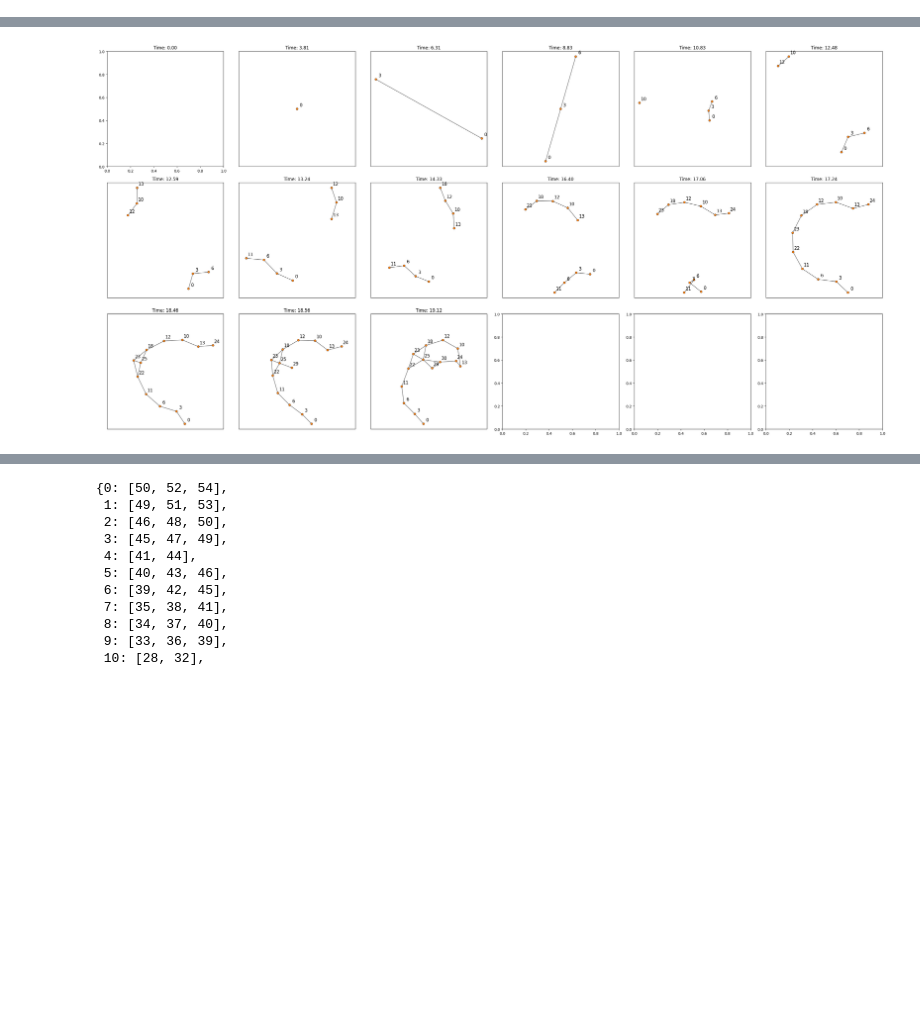
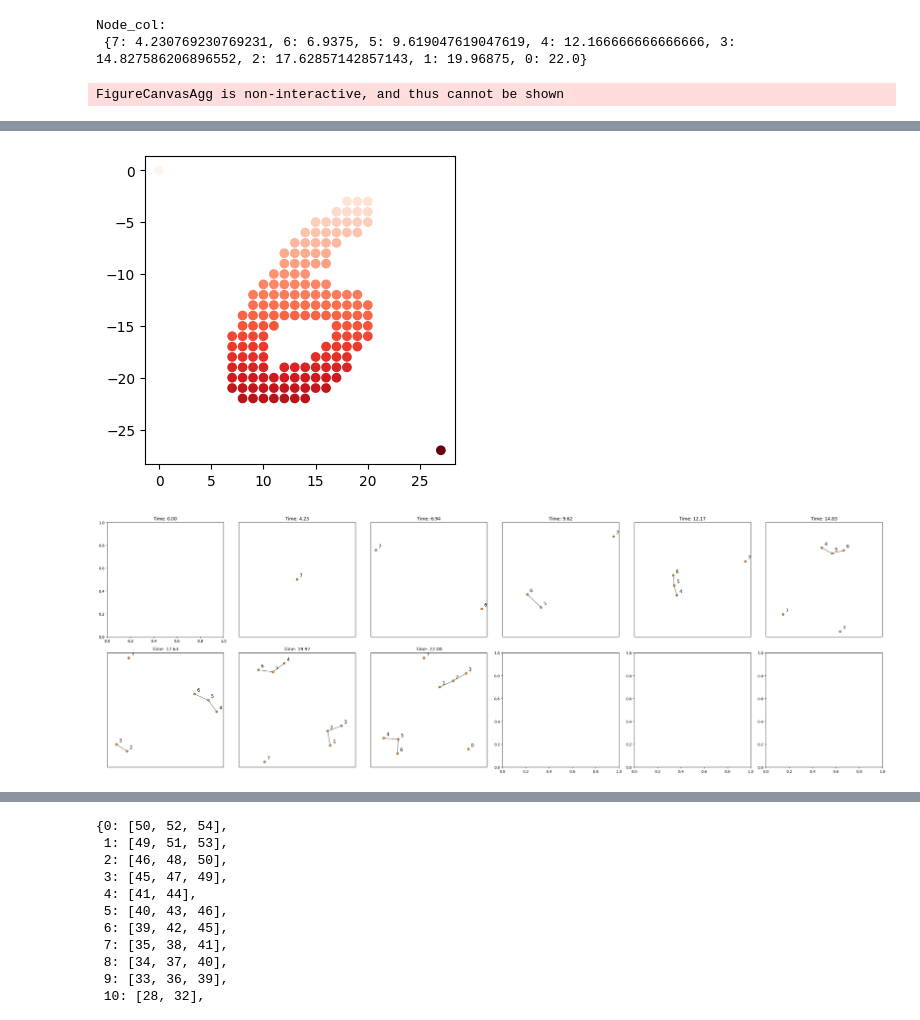
Before and after one commit to siroj99/Master_thesis, a Jupyter notebook: code/MNIST_examples.ipynb, the cells around one changed output, grey strips where cells are left out. Drawn from its saved outputs; the diff is of its cells as text; code cells hidden in the pictures; blank space fills up the shorter version.

Commit message:
Added mnist landscape generation tools.

```diff
--- a/code/MNIST_examples.ipynb
+++ b/code/MNIST_examples.ipynb
@@ -152,7 +155,8 @@ def filtration_from_image_ballmapper(image = None, np_array = None, background_v
 # %%
 def filtration_from_image(image=None, np_array=None, background_value = None, use_y_as_color=False, use_new_filtration=False,
                           cover=CubicalCover(n_intervals=15, overlap_frac=0.3, algorithm="standard"),
-                          cluster_algorithm=DBSCAN(eps=5)):
+                          cluster_algorithm=DBSCAN(eps=5),
+                          mapper_1d = False):
     """
     Create a filtration from an image by removing the background and applying Mapper.
     The image should be a PIL Image object.
@@ -184,17 +188,22 @@ def filtration_from_image(image=None, np_array=None, background_value = None, us
         y = np.array([im_gray[X[i,0], X[i,1]] for i in range(X.shape[0])])
 
     fig, ax = plt.subplots(figsize=(4, 4))
-    ax.scatter(X[:,1], -X[:,0], c=y, cmap="Reds")
-    fig.show()
+    ax.scatter(X[:,1], -X[:,0])#, c=y, cmap="Reds")
+    # fig.show()
 
     # Create a Mapper cover and clustering
-    graph = MapperAlgorithm(cover, cluster_algorithm).fit_transform(X, X)
+    if mapper_1d:
+        graph = MapperAlgorithm(cover, cluster_algorithm).fit_transform(X, X[:,0])
+    else:
+        graph = MapperAlgorithm(cover, cluster_algorithm).fit_transform(X, X)
 
     # Remove nodes corresponding to corner points
-    for node in graph.nodes:
+    m = [" "]*len(y)
+    for node_i, node in enumerate(graph.nodes):
         if 0 in graph.nodes[node]["ids"] or 1 in graph.nodes[node]["ids"]:
             graph.remove_node(node)
 
+        ax.scatter(X[graph.nodes[node]["ids"], 1], -X[graph.nodes[node]["ids"], 0], marker=f"${node_i}$")
     # return graph
 
     fig, node_col = MapperPlot(graph, dim=3, seed=42, iterations=60, layout_engine="networkx").plot_plotly(colors=y, cmap="Reds")
@@ -249,0 +274,5 @@ plt.imshow(X[id_image], cmap="gray")
+# %%
+from PIL import Image
+id_image = 30
+# Image.fromarray((255-X[id_image]).astype(np.uint8)).convert("L")#.save("../figures/mnist_4.png")
+plt.imshow(X[id_image], cmap="gray")
@@ -250,7 +282,10 @@ plt.imshow(X[id_image], cmap="gray")
 # %%
 # f = filtration_from_image(np_array=X[3], cover = CubicalCover(10, overlap_frac=0.4, algorithm="standard"), cluster_algorithm=DBSCAN(eps=2, min_samples=2), use_y_as_color=True, use_new_filtration=False)#, save_to_html="ballmapper_filtration_mnist_8.html")
-# f = filtration_from_image(np_array=X[id_image], cover = CubicalCover(n_intervals=15, overlap_frac=0.4, algorithm="standard"), cluster_algorithm=DBSCAN(eps=5, min_samples=2), use_y_as_color=True, use_new_filtration=False)#, save_to_html="ballmapper_filtration_mnist_8.html")
-f =  filtration_from_image_ballmapper(np_array=X[id_image], eps=2, use_new_filtration=True, use_y_as_color=True)
+f = filtration_from_image(np_array=X[id_image], mapper_1d = True, cover = CubicalCover(n_intervals=10, overlap_frac=0.15, algorithm="standard"), cluster_algorithm=DBSCAN(eps=2, min_samples=2), use_y_as_color=True, use_new_filtration=False)#, save_to_html="ballmapper_filtration_mnist_8.html")
+# f =  filtration_from_image_ballmapper(np_array=X[id_image], eps=2, use_new_filtration=True, use_x_as_color=True)
 draw_filtration(f)
 # f
 # %% [output]
+Node_col:
+ {7: 4.230769230769231, 6: 6.9375, 5: 9.619047619047619, 4: 12.166666666666666, 3: 14.827586206896552, 2: 17.62857142857143, 1: 19.96875, 0: 22.0}
+FigureCanvasAgg is non-interactive, and thus cannot be shown
@@ -257 +293,2 @@ draw_filtration(f)
-[figure, old version]
+[figure, new version]
+[figure, added]
```
Also changed, not shown: parts of 11 cells of this notebook, 4 other files.
